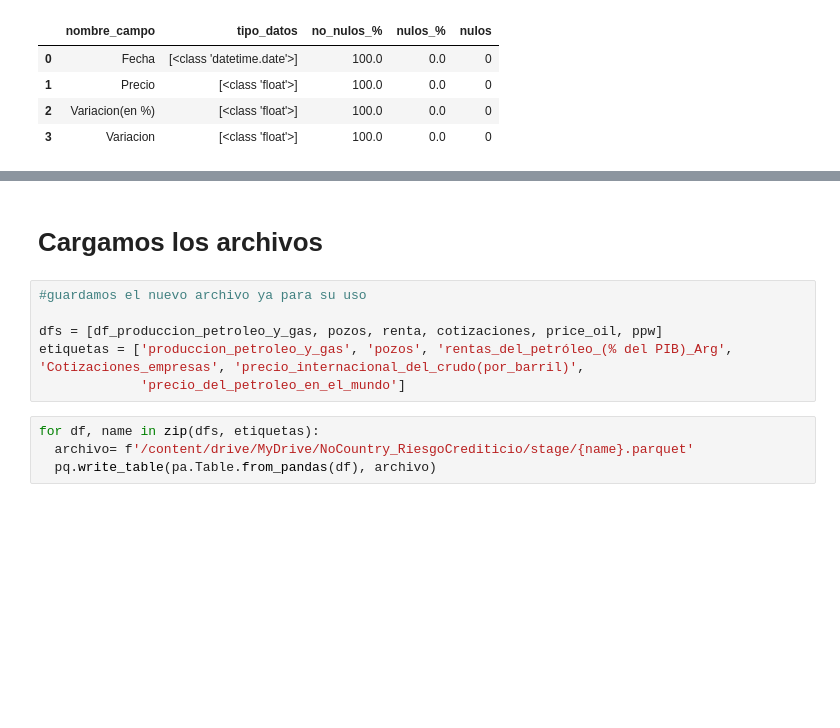
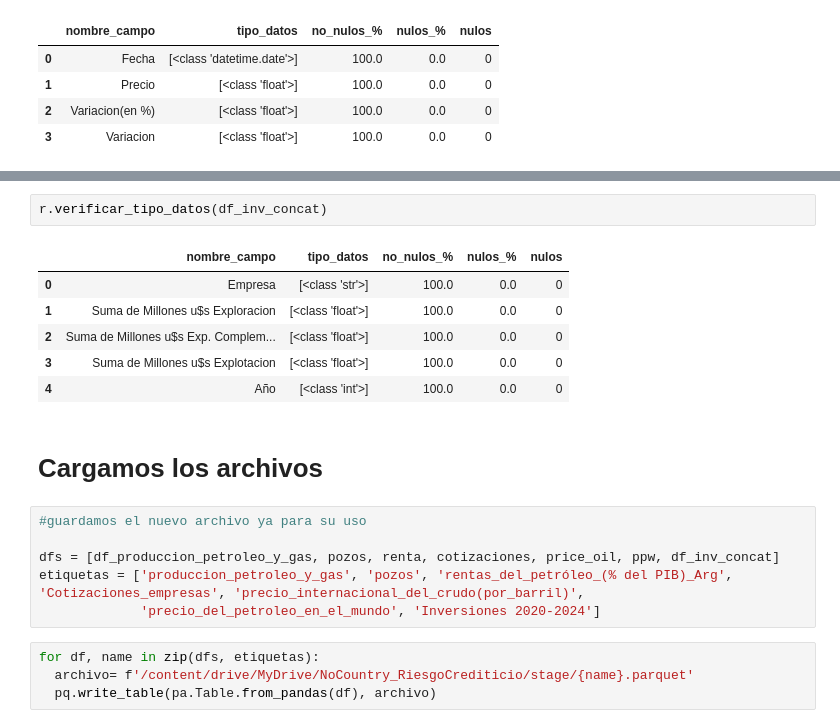
Before and after one commit to No-Country-simulation/c19-108-m-data-bi, a Jupyter notebook: notebooks/ETL.ipynb, the cells around one changed output, grey strips where cells are left out. Saved outputs shown, nothing was run; the diff lists cells and outputs as text; blank space fills up the shorter version.

```diff
--- a/notebooks/ETL.ipynb
+++ b/notebooks/ETL.ipynb
@@ -806,11 +885,20 @@ r.verificar_tipo_datos(price_oil)
+# %%
+r.verificar_tipo_datos(df_inv_concat)
+# %% [output]
+|  | nombre_campo | tipo_datos | no_nulos_% | nulos_% | nulos |
+| 0 | Empresa | [<class 'str'>] | 100.0 | 0.0 | 0 |
+| 1 | Suma de Millones u$s Exploracion | [<class 'float'>] | 100.0 | 0.0 | 0 |
+| 2 | Suma de Millones u$s Exp. Complem... | [<class 'float'>] | 100.0 | 0.0 | 0 |
+| 3 | Suma de Millones u$s Explotacion | [<class 'float'>] | 100.0 | 0.0 | 0 |
+| 4 | Año | [<class 'int'>] | 100.0 | 0.0 | 0 |
 # %% [markdown]
 # Cargamos los archivos
 # %%
 #guardamos el nuevo archivo ya para su uso
 
-dfs = [df_produccion_petroleo_y_gas, pozos, renta, cotizaciones, price_oil, ppw]
+dfs = [df_produccion_petroleo_y_gas, pozos, renta, cotizaciones, price_oil, ppw, df_inv_concat]
 etiquetas = ['produccion_petroleo_y_gas', 'pozos', 'rentas_del_petróleo_(% del PIB)_Arg', 'Cotizaciones_empresas', 'precio_internacional_del_crudo(por_barril)',
-             'precio_del_petroleo_en_el_mundo']
+             'precio_del_petroleo_en_el_mundo', 'Inversiones 2020-2024']
 # %%
 for df, name in zip(dfs, etiquetas):
   archivo= f'/content/drive/MyDrive/NoCountry_RiesgoCrediticio/stage/{name}.parquet'
```
Also changed, not shown: parts of 13 cells of this notebook, 5 other files.
